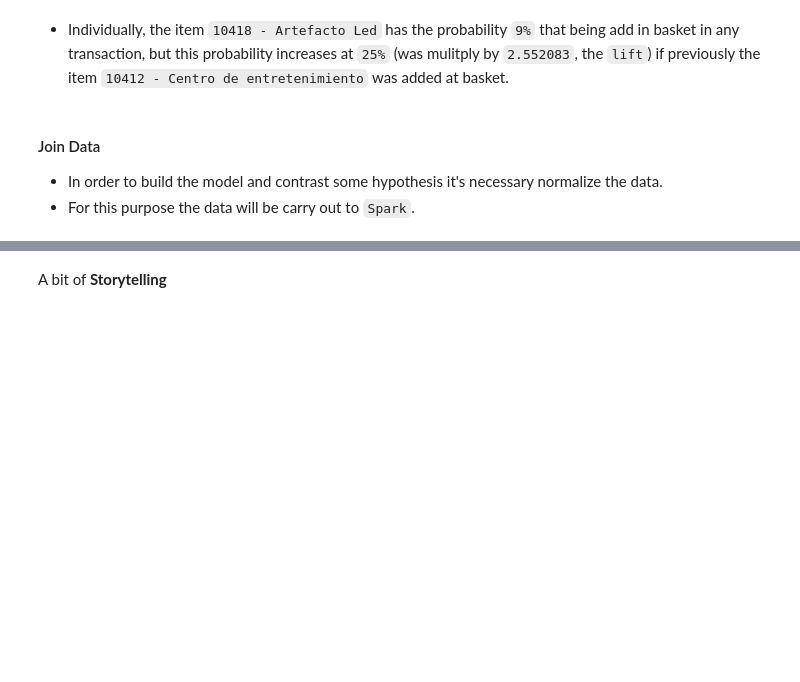
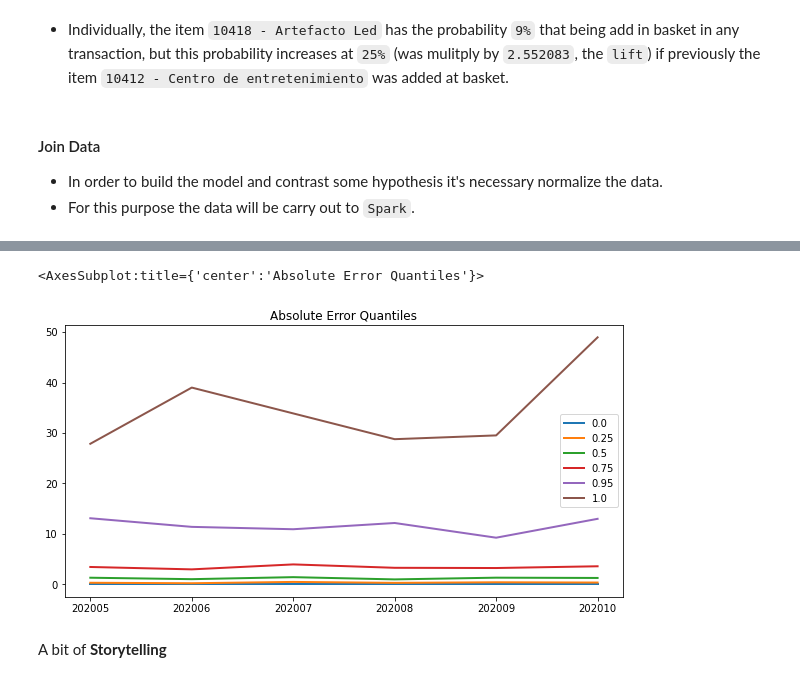
Before and after one commit to dante-cmd/PredictSales, a Jupyter notebook: unified.ipynb, the cells around one changed output, grey strips where cells are left out. Saved outputs shown, nothing was run; the diff lists cells and outputs as text; code cells hidden in the pictures; blank space fills up the shorter version.

```diff
--- a/unified.ipynb
+++ b/unified.ipynb
@@ -651,5 +651,5 @@ import hvplot.pandas
 # %%
 table_error =pd.DataFrame(test_error, index=[0, 0.25, 0.5, 0.75 ,0.95, 1])
 # %%
-table_error.T.hvplot.line(title='Absolute Error Quantiles')
+table_error.T.plot.line(title='Absolute Error Quantiles', figsize=(10,5), lw = 2)
 # %% [output]
@@ -657,3 +656,5 @@ table_error.T.hvplot.line(title='Absolute Error Quantiles')
+<AxesSubplot:title={'center':'Absolute Error Quantiles'}>
+[figure, added]
 # %%
 data_to_model.to_parquet('join_data.parquet.gzip', compression='gzip')
 # %%
```
Also changed, not shown: parts of 1 cell of this notebook.
